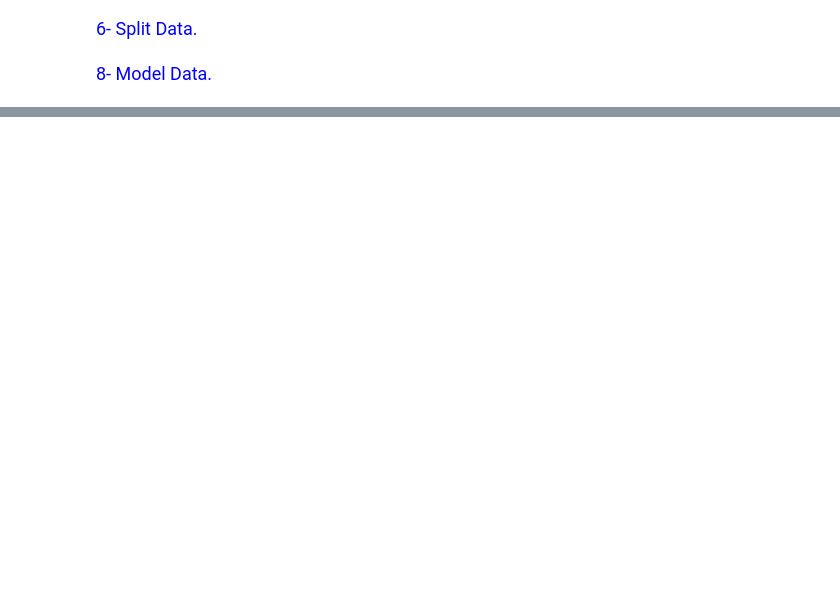
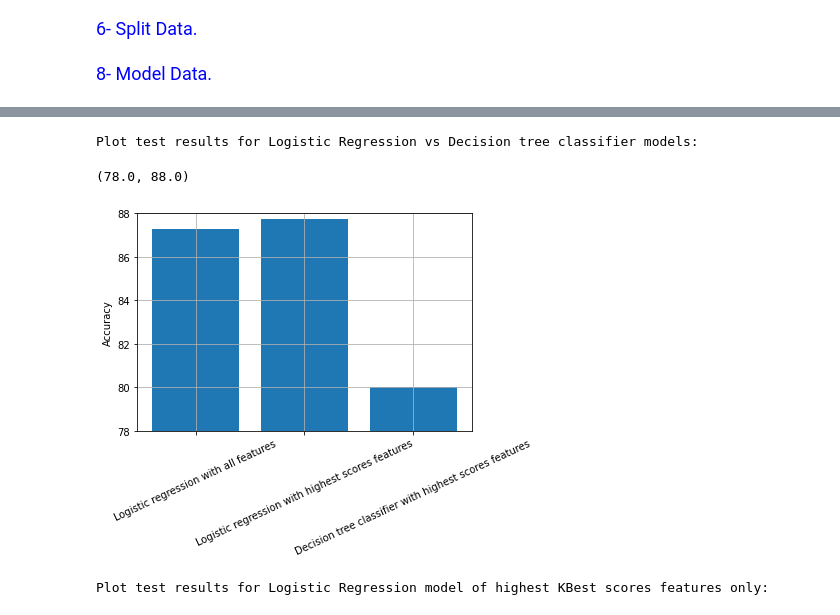
Before and after one commit to lebaz20/credit-approval-ml, a Jupyter notebook: project.ipynb, the cells around one changed output, grey strips where cells are left out. Drawn from its saved outputs; the diff is of its cells as text; code cells hidden in the pictures; blank space fills up the shorter version.

Commit message:
Add highest scores features and decision trees

```diff
--- a/project.ipynb
+++ b/project.ipynb
@@ -882,0 +944,12 @@ testResultsDataFrameSplitsSummarized
+# %%
+# transformations to try on dataset
+transformationTypes = ['none', 'normalized', 'standardized', 'log+normalized', 'log+standardized']
+# splits to try on dataset
+splits = [2, 3, 4, 5, 10] ## 50%/50%, 67%/33%, 75%/25%, 80%/20%, 90%/10%
+# repeat each split
+repeats = 1
+# create model
+model = LogisticRegression(solver='lbfgs')
+
+print("\nTry Logistic Regression model of all features:")
+allFeaturesLogisticRegressionTestResults = modelData(hasLeastScoresFeatures=True)
@@ -882,0 +995,4 @@ testResultsDataFrameSplitsSummarized
+# %%
+print("\nTry Classification Decision Trees model of highest KBest scores features only:")
+model = tree.DecisionTreeClassifier()
+highestScoresFeaturesDecisionTreeTestResults = modelData(hasLeastScoresFeatures=False)
@@ -882,0 +1017,30 @@ testResultsDataFrameSplitsSummarized
+# %%
+allFeaturesProcessedLogisticRegressionTestResults = processTestResults(allFeaturesLogisticRegressionTestResults)
+highestScoresFeaturesLogisticRegressionProcessedTestResults = processTestResults(highestScoresFeaturesLogisticRegressionTestResults)
+highestScoresFeaturesDecisionTreeProcessedTestResults = processTestResults(highestScoresFeaturesDecisionTreeTestResults)
+
+def getHighestAccuracy(accuracies):
+    return np.max(list(accuracies.values()))
+
+print("\nPlot test results for Logistic Regression vs Decision tree classifier models:")
+summary = {
+    "Logistic regression with all features": getHighestAccuracy(allFeaturesProcessedLogisticRegressionTestResults[2]),
+    "Logistic regression with highest scores features": getHighestAccuracy(highestScoresFeaturesLogisticRegressionProcessedTestResults[2]),
+    "Decision tree classifier with highest scores features": getHighestAccuracy(highestScoresFeaturesDecisionTreeProcessedTestResults[2]),
+}
+plotSummary(summary)
+plt.ylim(78, 88)
+# %% [output]
+Plot test results for Logistic Regression vs Decision tree classifier models:
+(78.0, 88.0)
+[figure, added]
+# %%
+print("\nPlot test results for Logistic Regression model of highest KBest scores features only:")
+testResultsDataFrame = highestScoresFeaturesLogisticRegressionProcessedTestResults[0]
+testResultsDataFrameSplitsSummarized = highestScoresFeaturesLogisticRegressionProcessedTestResults[1]
+kFoldTransformsSummarized = highestScoresFeaturesLogisticRegressionProcessedTestResults[2]
+kFoldDatasetsSummarized = highestScoresFeaturesLogisticRegressionProcessedTestResults[3]
+gridSearchTransformsSummarized = highestScoresFeaturesLogisticRegressionProcessedTestResults[4]
+gridSearchDatasetsSummarized = highestScoresFeaturesLogisticRegressionProcessedTestResults[5]
+# %% [output]
+Plot test results for Logistic Regression model of highest KBest scores features only:
```
Also changed, not shown: parts of 22 cells of this notebook, 1 other file.
